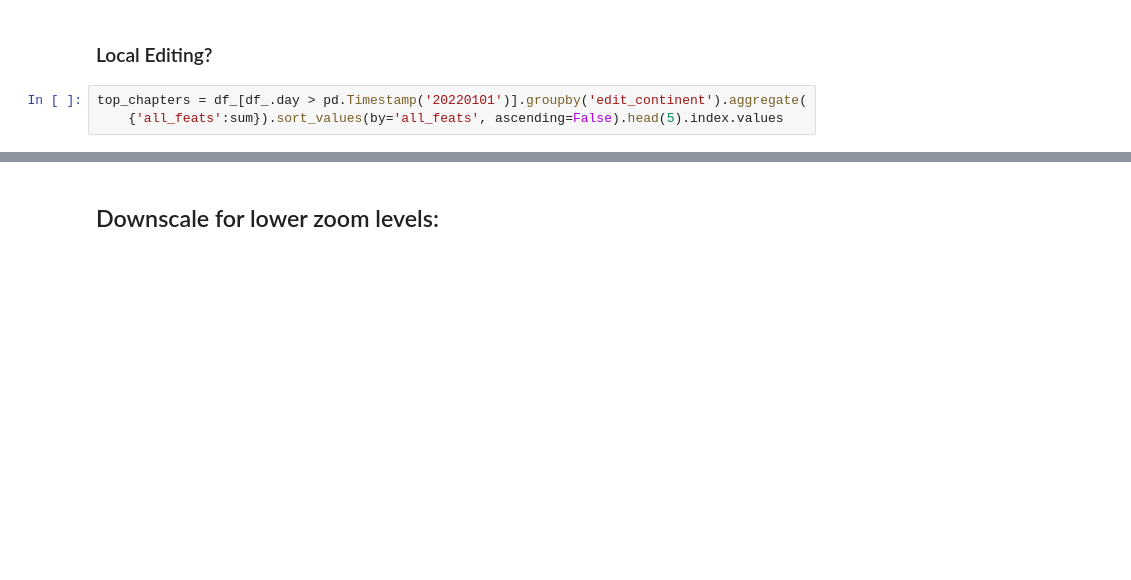
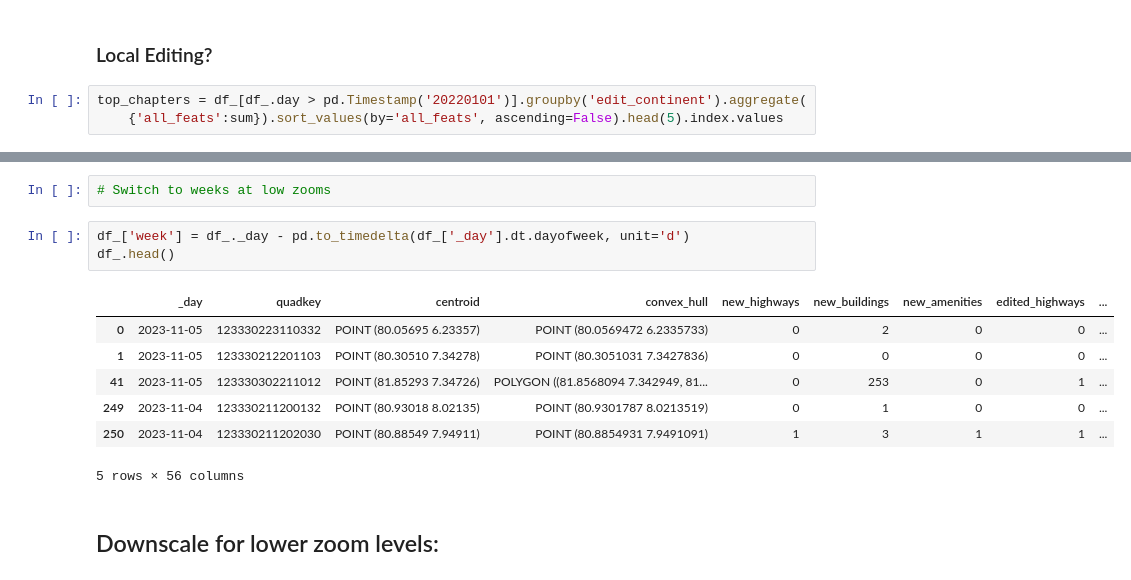
Before and after one commit to youthmappers/activity-dashboard-backend, a Jupyter notebook: 2. Process Latest YouthMappers Changesets.ipynb, the cells around one changed output, grey strips where cells are left out. Cells and saved outputs as stored; diff of their text form; blank space fills up the shorter version.

```diff
--- a/2. Process Latest YouthMappers Changesets.ipynb
+++ b/2. Process Latest YouthMappers Changesets.ipynb
@@ -205,3 +205,16 @@ ax.set_ylabel(None);
+# %%
+# Switch to weeks at low zooms
+# %%
+df_['week'] = df_._day - pd.to_timedelta(df_['_day'].dt.dayofweek, unit='d')
+df_.head()
+# %% [output]
+|  | _day | quadkey | centroid | convex_hull | new_highways | new_buildings | new_amenities | edited_highways | ... |
+| 0 | 2023-11-05 | 123330223110332 | POINT (80.05695 6.23357) | POINT (80.0569472 6.2335733) | 0 | 2 | 0 | 0 | ... |
+| 1 | 2023-11-05 | 123330212201103 | POINT (80.30510 7.34278) | POINT (80.3051031 7.3427836) | 0 | 0 | 0 | 0 | ... |
+| 41 | 2023-11-05 | 123330302211012 | POINT (81.85293 7.34726) | POLYGON ((81.8568094 7.342949, 81... | 0 | 253 | 0 | 1 | ... |
+| 249 | 2023-11-04 | 123330211200132 | POINT (80.93018 8.02135) | POINT (80.9301787 8.0213519) | 0 | 1 | 0 | 0 | ... |
+| 250 | 2023-11-04 | 123330211202030 | POINT (80.88549 7.94911) | POINT (80.8854931 7.9491091) | 1 | 3 | 1 | 1 | ... |
+5 rows × 56 columns
 # %% [markdown]
 ## Downscale for lower zoom levels:
 # %%
```
Also changed, not shown: parts of 18 cells of this notebook, 6 other files.
